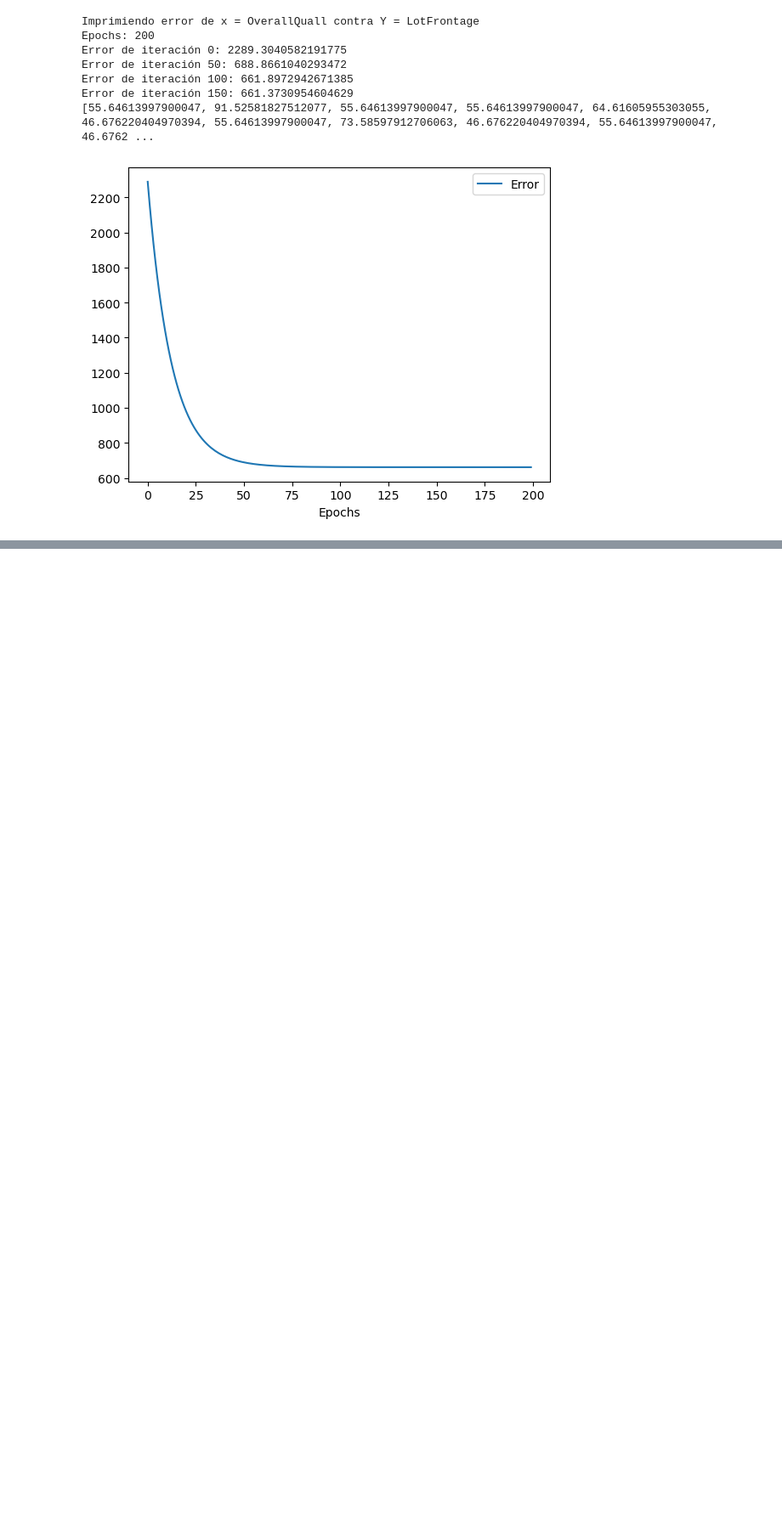
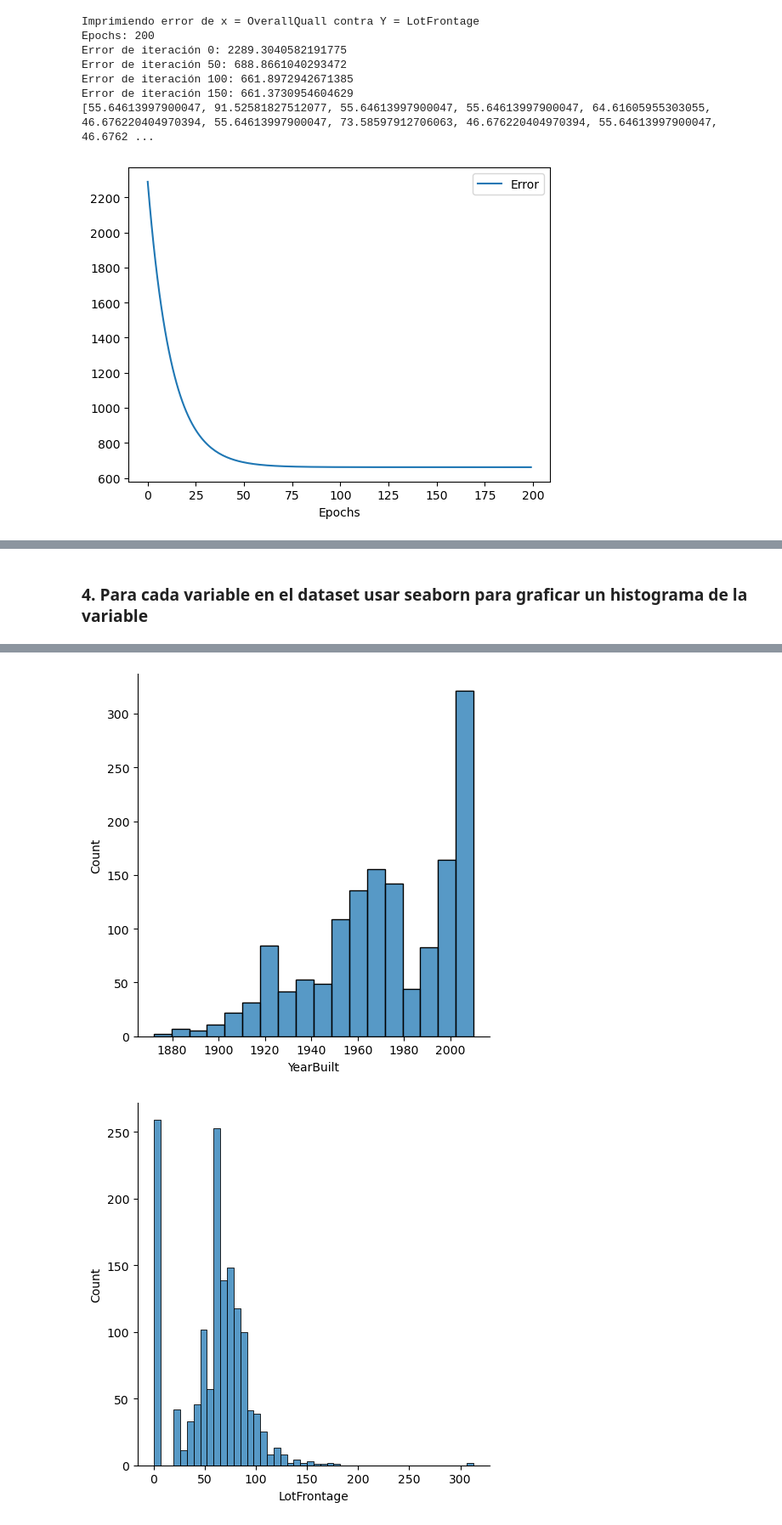
Before and after one commit to jerson8a/project1_linearRegresion, a Jupyter notebook: Solution Project #1 - Jerson Ochoa.ipynb, the cells around one changed output, grey strips where cells are left out. Shown at 85% size. Drawn from its saved outputs; the diff is of its cells as text; code cells hidden in the pictures; blank space fills up the shorter version.

```diff
--- a/Solution Project #1 - Jerson Ochoa.ipynb
+++ b/Solution Project #1 - Jerson Ochoa.ipynb
@@ -583,0 +795,12 @@ Error de iteración 150: 661.3730954604629
+# %%
+#Cargando los datos
+loadedData = RegresionLineal.loadData('./proyecto_data/proyecto_training_data.npy')
+
+# Convertimos los datos en un DataFrame utilizando el snipet incluído en la información del proyecto para las columnas
+# Se convierte en DataFrame para poder usar las funciones de pandas para hacer slicing
+dfData = pd.DataFrame(loadedData, columns = ['SalePrice', 'OverallQual', '1stFlrSF', 'TotRmsAbvGrd', 'YearBuilt', 'LotFrontage'])
+
+# Aplicando slicing
+# Dividimos los datos para entrenamiento y validación (80%) y para pruebas (20%) usando iloc de pandas
+dataTraining = RegresionLineal.getTrainingData(dfData)
+dataTests = RegresionLineal.getTestData(dfData)
@@ -583,0 +828,7 @@ Error de iteración 150: 661.3730954604629
+# %%
+# Análisis exploratorio de datos
+# Eliminamos valores nulos del dataframe para prevenir errores
+dfData = dfData.fillna(0)
+# Obtenemos las estadísticas
+dataStatistics = RegresionLineal.getDataStatistics(dfData)
+dataStatistics
@@ -583,0 +842,6 @@ Error de iteración 150: 661.3730954604629
+# %% [markdown]
+### 4. Para cada variable en el dataset usar seaborn para graficar un histograma de la variable
+# %%
+# Utilizamos seaborn para graficar un histograma de cada variable
+RegresionLineal.plotHistWithSeaborn(dfData)
+# %% [output]
@@ -583,0 +852,2 @@ Error de iteración 150: 661.3730954604629
+[figure, added]
+[figure, added]
```
Also changed, not shown: parts of 24 cells of this notebook.
